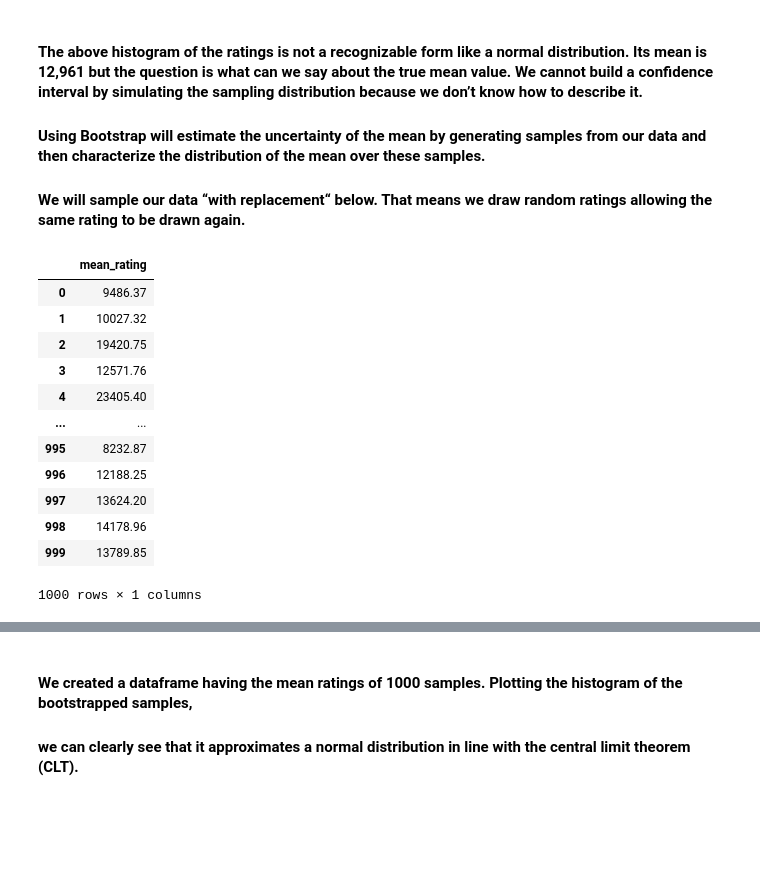
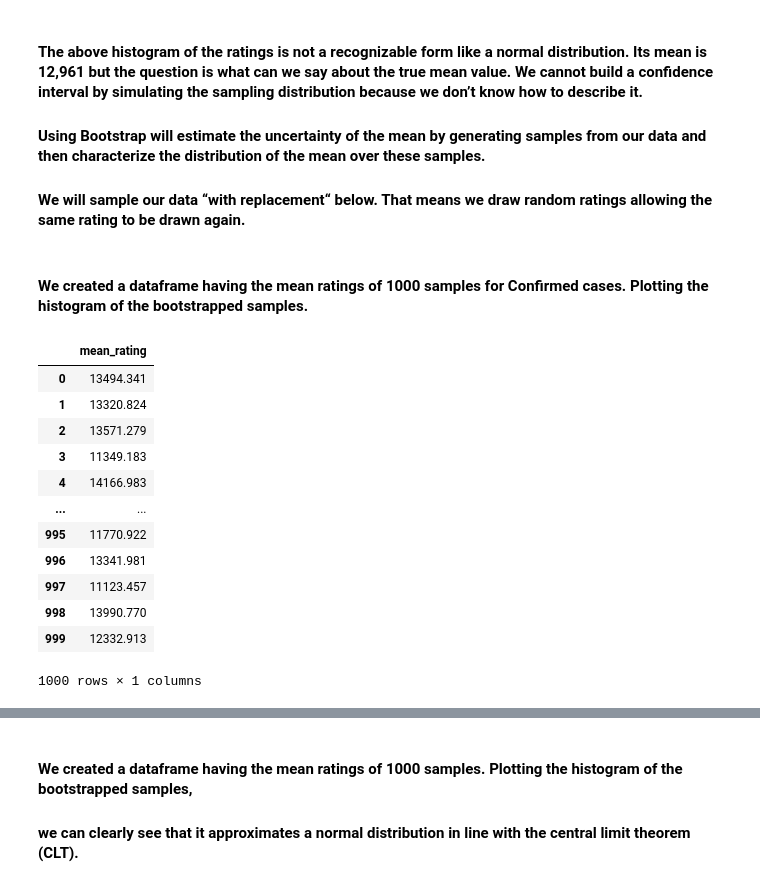
Before and after one commit to dmkim0001/Group2_Project1, a Jupyter notebook: project1_group2.ipynb, the cells around one changed output, grey strips where cells are left out. Cells and saved outputs as stored; diff of their text form; code cells hidden in the pictures; blank space fills up the shorter version.

```diff
--- a/project1_group2.ipynb
+++ b/project1_group2.ipynb
@@ -413,21 +432,23 @@ s['Confirmed'].hist()
 #### The above histogram of the ratings is not a recognizable form like a normal distribution. Its mean is 12,961 but the question is what can we say about the true mean value. We cannot build a confidence interval by simulating the sampling distribution because we don’t know how to describe it.
 #### Using Bootstrap will estimate the uncertainty of the mean by generating samples from our data and then characterize the distribution of the mean over these samples.
 #### We will sample our data “with replacement“ below. That means we draw random ratings allowing the same rating to be drawn again.
+# %% [markdown]
+#### We created a dataframe having the mean ratings of 1000 samples for Confirmed cases. Plotting the histogram of the bootstrapped samples.
 # %%
 # bootstrapping
-bootstrap = pd.DataFrame({'mean_rating':[s.sample(frac=0.1,replace=True)['Confirmed'].mean() for i in range (0,1000)]})
+bootstrap = pd.DataFrame({'mean_rating':[s.sample(1000,replace=True)['Confirmed'].mean() for i in range (0,1000)]})
 bootstrap
 # %% [output]
 |  | mean_rating |
-| 0 | 9486.37 |
-| 1 | 10027.32 |
-| 2 | 19420.75 |
-| 3 | 12571.76 |
-| 4 | 23405.40 |
+| 0 | 13494.341 |
+| 1 | 13320.824 |
+| 2 | 13571.279 |
+| 3 | 11349.183 |
+| 4 | 14166.983 |
 | ... | ... |
-| 995 | 8232.87 |
-| 996 | 12188.25 |
-| 997 | 13624.20 |
-| 998 | 14178.96 |
-| 999 | 13789.85 |
+| 995 | 11770.922 |
+| 996 | 13341.981 |
+| 997 | 11123.457 |
+| 998 | 13990.770 |
+| 999 | 12332.913 |
 1000 rows × 1 columns
```
Also changed, not shown: parts of 27 cells of this notebook.
